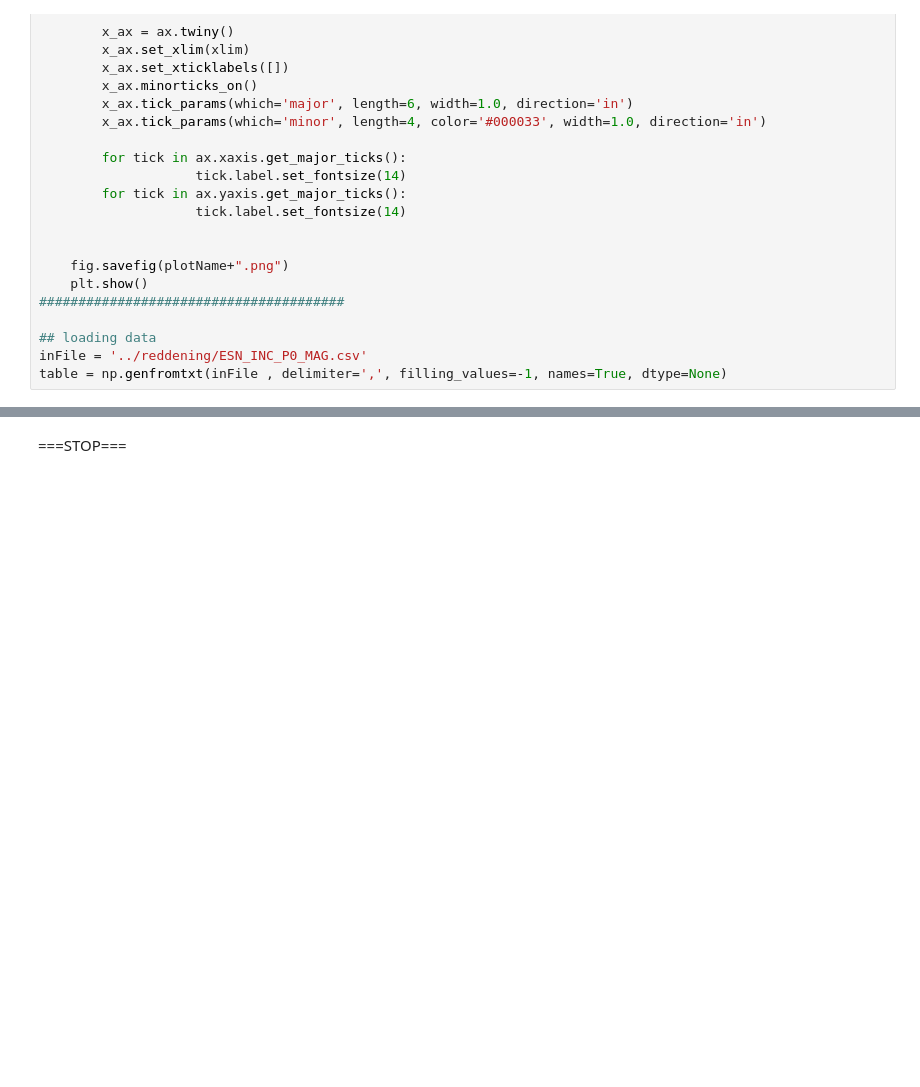
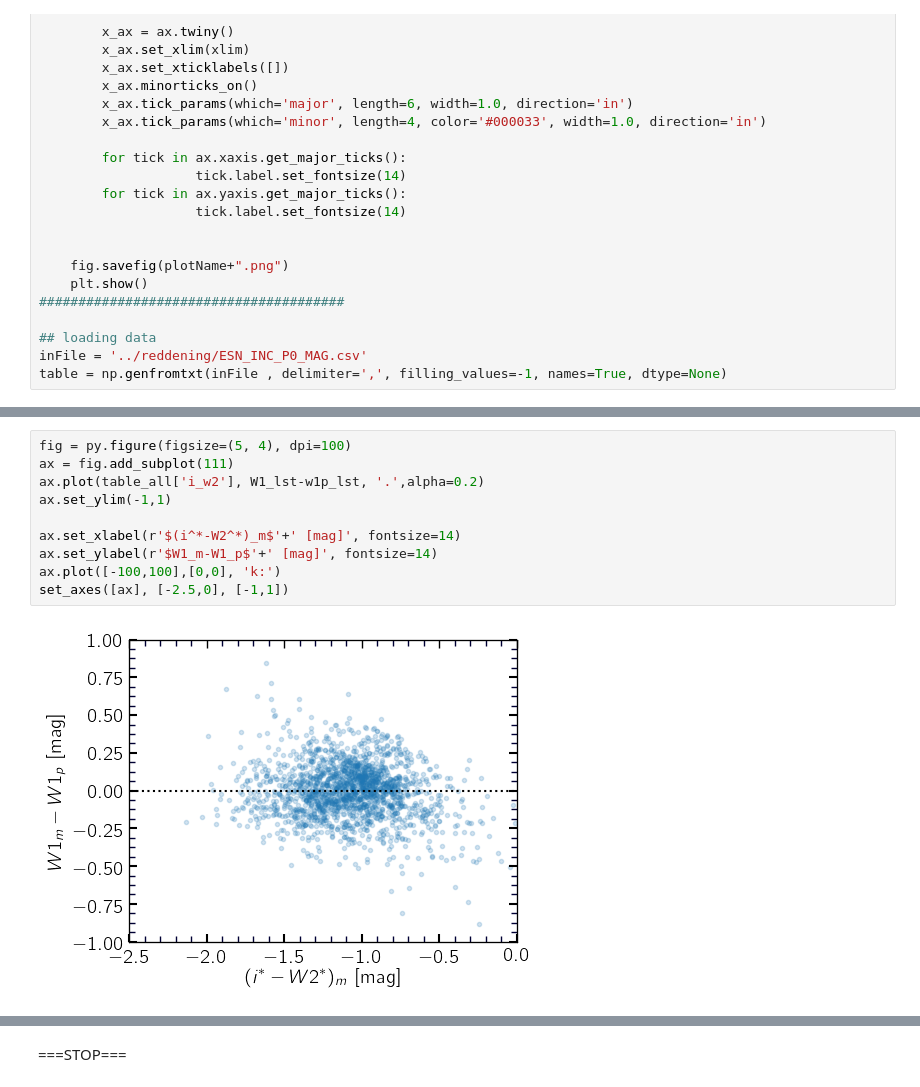
Before and after one commit to ekourkchi/TFcalibrators, a Jupyter notebook: W2_prediction.ipynb, the cells around one changed output, grey strips where cells are left out. Cells and saved outputs as stored; diff of their text form; blank space fills up the shorter version.

```diff
--- a/W2_prediction.ipynb
+++ b/W2_prediction.ipynb
@@ -559,0 +526,12 @@ ax_.set_xticklabels(a)
+# %%
+fig = py.figure(figsize=(5, 4), dpi=100)
+ax = fig.add_subplot(111)
+ax.plot(table_all['i_w2'], W1_lst-w1p_lst, '.',alpha=0.2)
+ax.set_ylim(-1,1)
+
+ax.set_xlabel(r'$(i^*-W2^*)_m$'+' [mag]', fontsize=14)
+ax.set_ylabel(r'$W1_m-W1_p$'+' [mag]', fontsize=14)
+ax.plot([-100,100],[0,0], 'k:')
+set_axes([ax], [-2.5,0], [-1,1])
+# %% [output]
+[figure, added]
```
Also changed, not shown: parts of 11 cells of this notebook, 1 other file.
